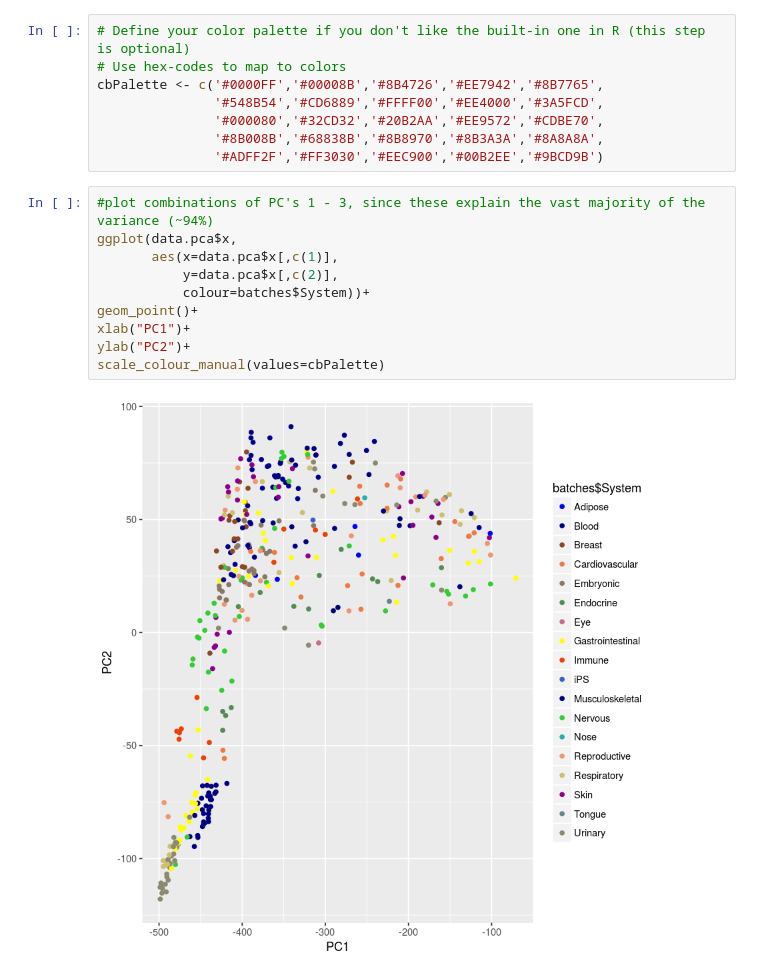
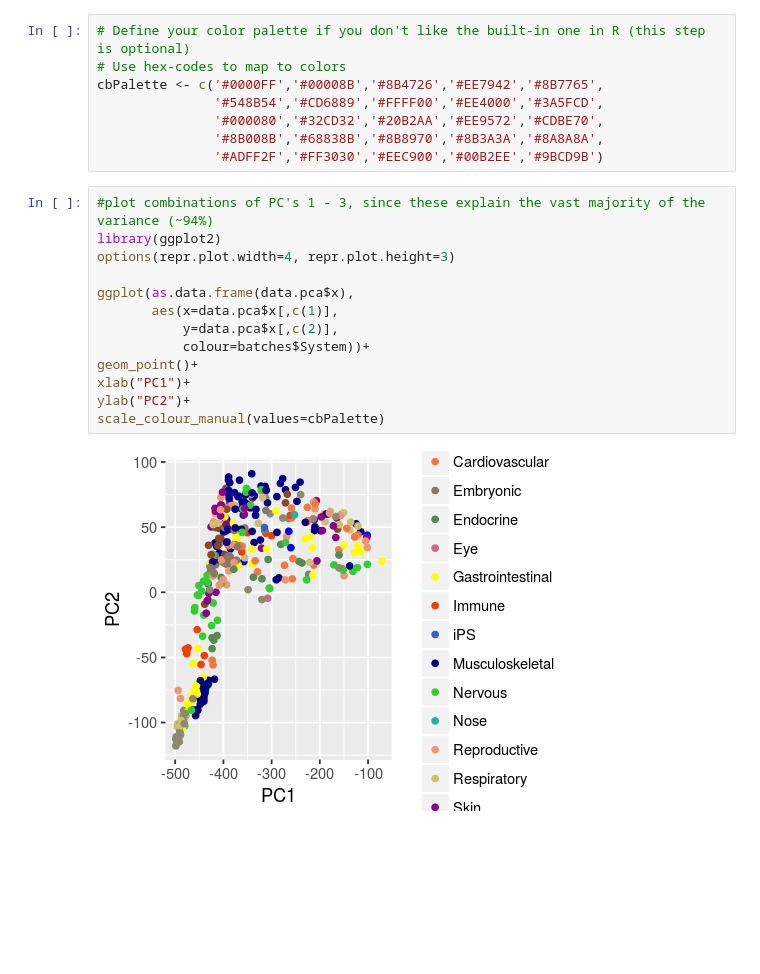
Before and after one commit to CArellG/humbio51, a Jupyter notebook: class_8_rnaseq_qc/RNAseq data qc.ipynb, the cells around one changed output. Drawn from its saved outputs; the diff is of its cells as text; blank space fills up the shorter version.

```diff
--- a/class_8_rnaseq_qc/RNAseq data qc.ipynb
+++ b/class_8_rnaseq_qc/RNAseq data qc.ipynb
@@ -77,14 +79,17 @@ cbPalette <- c('#0000FF','#00008B','#8B4726','#EE7942','#8B7765',
                '#ADFF2F','#FF3030','#EEC900','#00B2EE','#9BCD9B')
 # %%
 #plot combinations of PC's 1 - 3, since these explain the vast majority of the variance (~94%)
-ggplot(data.pca$x,
+library(ggplot2)
+options(repr.plot.width=4, repr.plot.height=3)
+
+ggplot(as.data.frame(data.pca$x),
        aes(x=data.pca$x[,c(1)],
            y=data.pca$x[,c(2)],
            colour=batches$System))+
 geom_point()+
 xlab("PC1")+
 ylab("PC2")+
 scale_colour_manual(values=cbPalette)
 # %% [output]
-[figure, old version]
+[figure, new version]
 # %%
```
Also changed, not shown: parts of 10 cells of this notebook.
